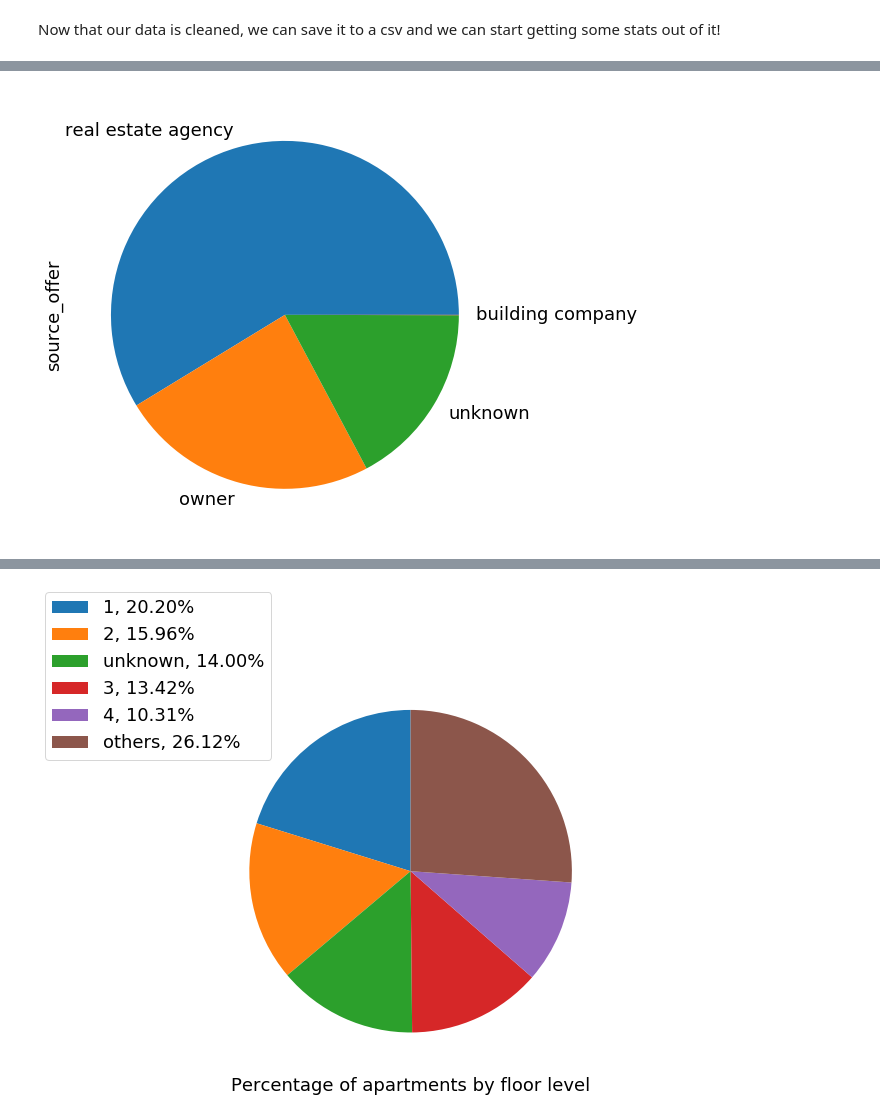
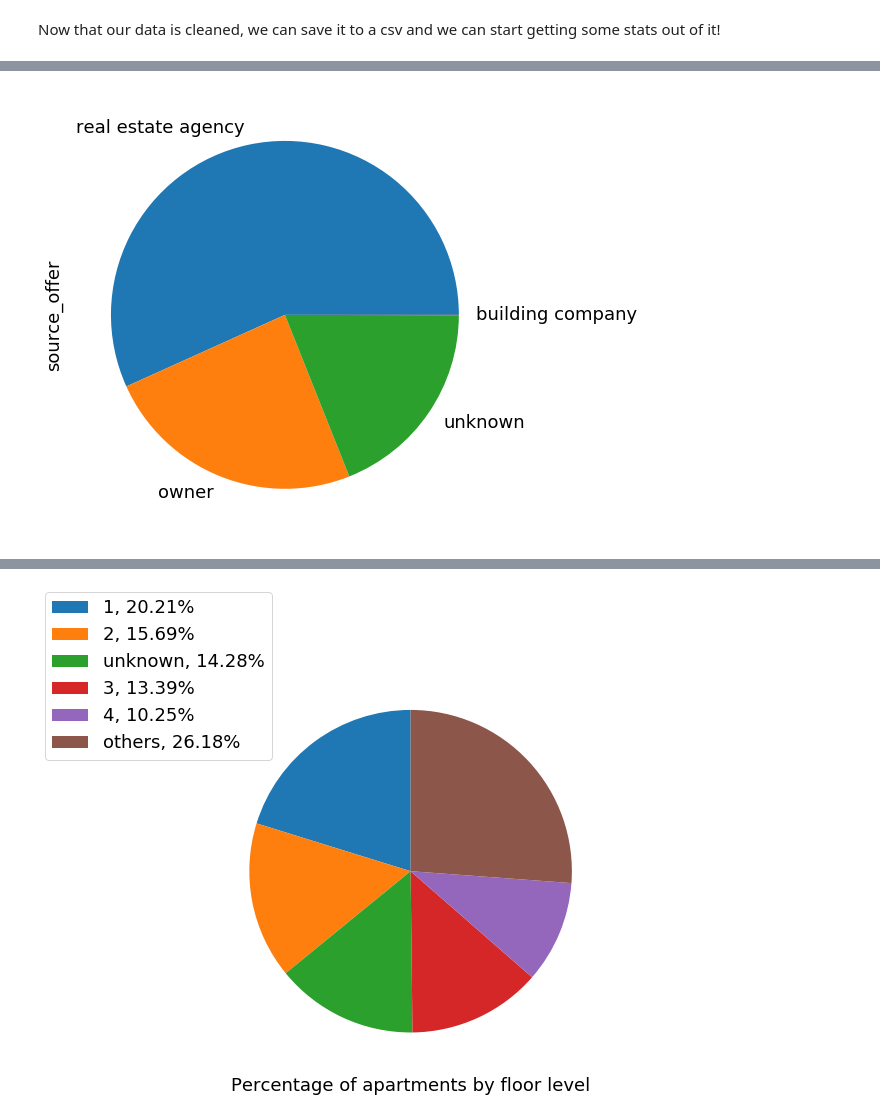
Before and after one commit to danielacraciun/scrape-real-estate-cluj-stats, a Jupyter notebook: index.ipynb, the cells around one changed output, grey strips where cells are left out. Drawn from its saved outputs; the diff is of its cells as text; code cells hidden in the pictures.

```diff
--- a/index.ipynb
+++ b/index.ipynb
@@ -91,3 +101,8 @@ dtype: int64
+# %%
+# Remove more than 6 months ago
+df = df.loc[df.posted_date_month > 3]
+df = df.loc[df.posted_date_month < 10]
+df = df.loc[df.posted_date_year == 2019]
 # %%
 sort_df = df.sort_values(by='posted_date')
 print(sort_df.head(1)['posted_date'])
@@ -121,9 +136,3 @@ nulls_graph = sb.barplot(x=df_nulls.values, y=df_nulls.index)
-# %%
-df['posted_date_month'] = df['posted_date'].dt.strftime('%m')
-df['posted_date_month'] = pd.to_numeric(df['posted_date_month'], errors='coerce')
-df = df.loc[df.posted_date_month < 10]
-df = df.loc[df.posted_date_month > 3]
-df['posted_date'] = df['posted_date'].map(lambda d: str(d).split(' ')[0])
 # %%
 pd.DataFrame(df.groupby('source_offer').size(), columns=['count'])
 # %% [output]
@@ -263,6 +278,8 @@ df = df.loc[df.price_sqm < 25]
 linear_graph = sb.regplot(x="surface", y="rooms", data=df)
 # %% [output]
 [figure]
+# %%
+df = df.loc[df.rooms < 6]
 # %%
 # Exploring the linear relationship between price and rooms
 linear_graph = sb.regplot(x="rooms", y="price", data=df)
@@ -338,4 +351,3 @@ style.set_properties(**{'font-size':'16pt'})
 # %%
 df.floor = df.floor.replace({'nan': 'unknown'})
-df = df.loc[df.neighborhood != 'not found']
 # %%
@@ -369,8 +390,8 @@ def build_piechart(data, field, limit=0, title=None):
         plt.xlabel(title)
     return plt
 # %%
-df_partial = df['source_offer'].value_counts()[:5]
+df_partial = df['source_offer'].value_counts()
 chart = df_partial.plot.pie(figsize=(8, 8))
 # %% [output]
-[figure, old version]
+[figure, new version]
 # %%
```
Also changed, not shown: parts of 46 cells of this notebook, 1 other file.
